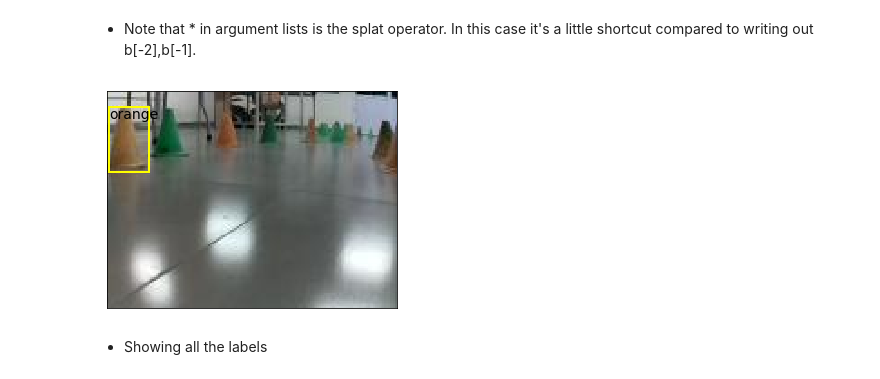
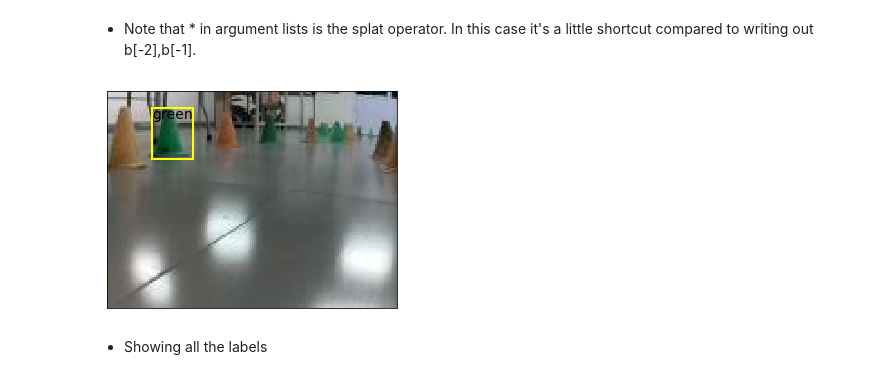
Before and after one commit to 10zinten/Driverless-project, a Jupyter notebook: object-detection/prototype/SSD cone detection.ipynb, the cells around one changed output. Saved outputs shown, nothing was run; the diff lists cells and outputs as text; code cells hidden in the pictures.

```diff
--- a/object-detection/prototype/SSD cone detection.ipynb
+++ b/object-detection/prototype/SSD cone detection.ipynb
@@ -236,11 +238,11 @@ def draw_text(ax, xy, txt, sz=14):
     #draw_outline(text, 1)
 # %%
 ax = show_img(im)
-b = bb_hw(trn_anno[1][0][0])
+b = bb_hw(trn_anno[1][2][0])
 draw_rect(ax, b)
-draw_text(ax, b[:2], cats[trn_anno[1][0][1]])
+draw_text(ax, b[:2], cats[trn_anno[1][2][1]])
 # %% [output]
-[figure, old version]
+[figure, new version]
 # %% [markdown]
 - Showing all the labels
 # %%
```
Also changed, not shown: parts of 14 cells of this notebook.
